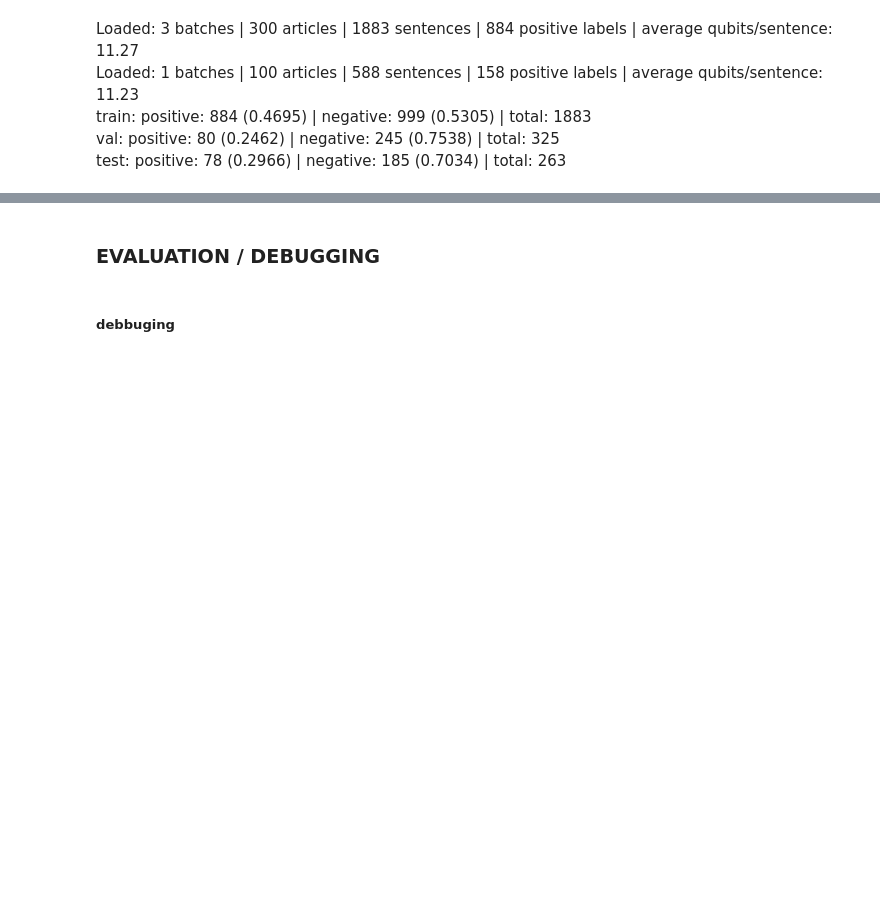
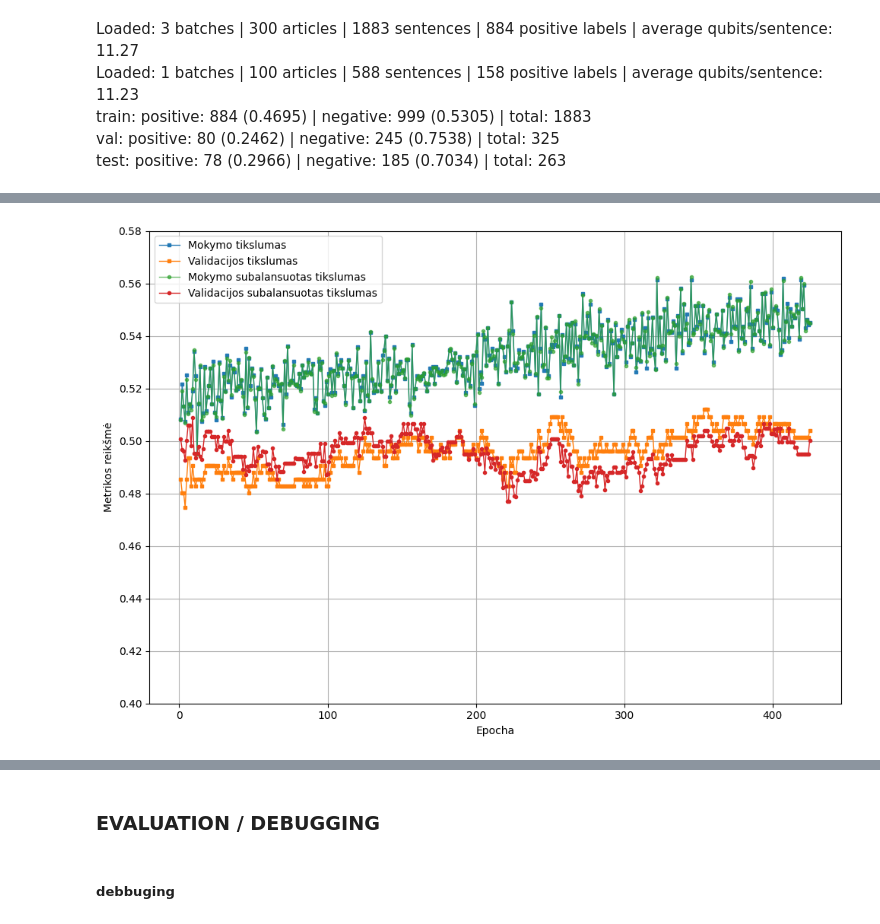
Before and after one commit to Green-255/QNLPModelTraining, a Jupyter notebook: QNLP_testing_DepCCG.ipynb, the cells around one changed output, grey strips where cells are left out. Cells and saved outputs as stored; diff of their text form; code cells hidden in the pictures; blank space fills up the shorter version.

```diff
--- a/QNLP_testing_DepCCG.ipynb
+++ b/QNLP_testing_DepCCG.ipynb
@@ -1295,0 +1165,7 @@ plot_loss(train_loss, val_loss, y_max=1.2, y_min=0.8)
+# %%
+# plot_accuracy_metrics(trainer.train_eval_results, trainer.val_eval_results)
+# plot_accuracy_metrics(train_eval_results, val_eval_results, y_size=7, y_max=0.61, y_min=0.48)
+plot_accuracy_metrics(train_eval_results, val_eval_results, y_size=7, y_max=0.58, y_min=0.4)
+# plot_accuracy_metrics(train_eval_results, val_eval_results, x_size= 8, y_size=5, y_max=0.605, y_min=0.5)
+# %% [output]
+[figure, added]
```
Also changed, not shown: parts of 24 cells of this notebook, 35 other files.
